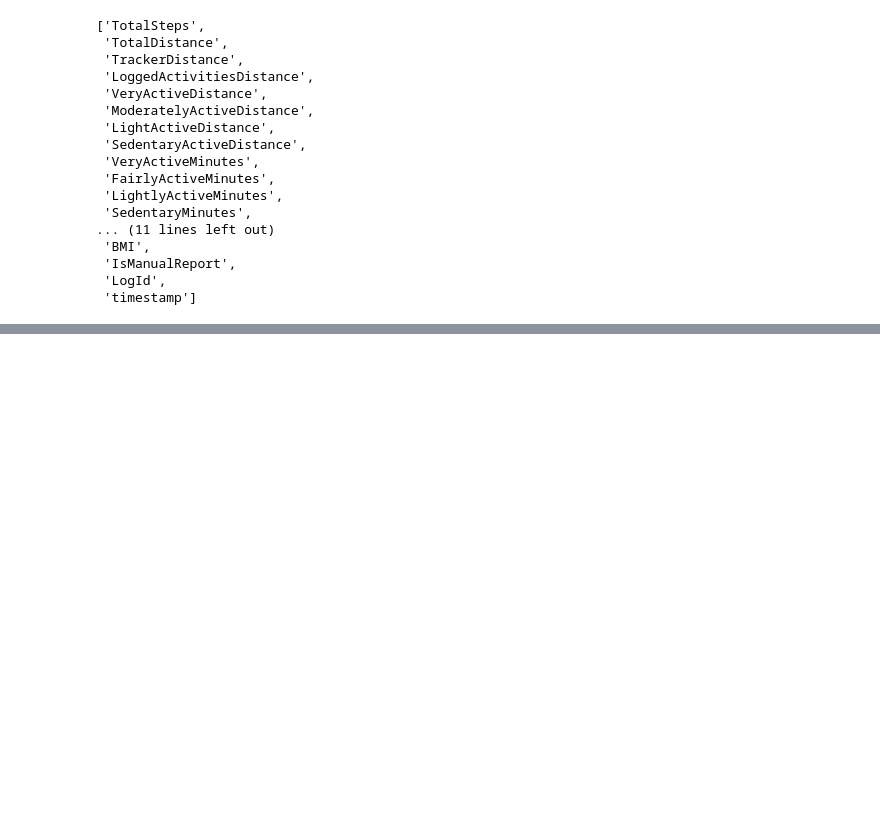
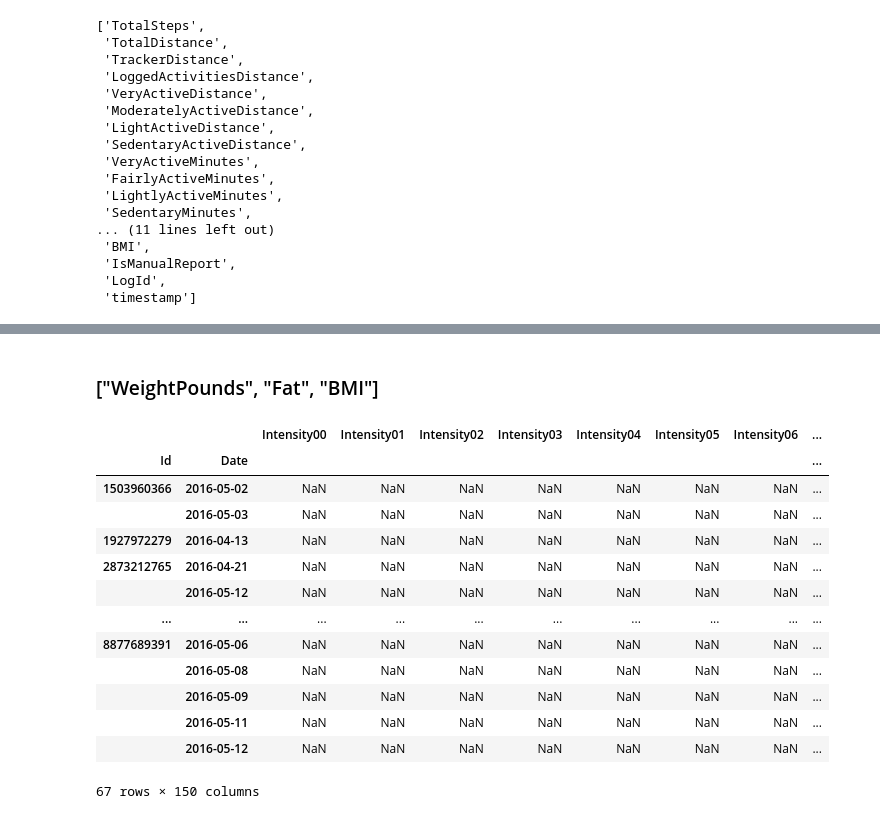
Before and after one commit to adamkhakhar/fitbit, a Jupyter notebook: EDA_and_Dataset_Creation.ipynb, the cells around one changed output, grey strips where cells are left out. Drawn from its saved outputs; the diff is of its cells as text; code cells hidden in the pictures; blank space fills up the shorter version.

```diff
--- a/EDA.ipynb
+++ b/EDA_and_Dataset_Creation.ipynb
@@ -593,0 +612,19 @@ features_df
+# %% [markdown]
+### ["WeightPounds", "Fat", "BMI"]
+# %%
+index_df.loc[index_df["WeightPounds"].notna()]
+# %% [output]
+|  |  | Intensity00 | Intensity01 | Intensity02 | Intensity03 | Intensity04 | Intensity05 | Intensity06 | ... |
+| Id | Date |  |  |  |  |  |  |  | ... |
+| 1503960366 | 2016-05-02 | NaN | NaN | NaN | NaN | NaN | NaN | NaN | ... |
+|  | 2016-05-03 | NaN | NaN | NaN | NaN | NaN | NaN | NaN | ... |
+| 1927972279 | 2016-04-13 | NaN | NaN | NaN | NaN | NaN | NaN | NaN | ... |
+| 2873212765 | 2016-04-21 | NaN | NaN | NaN | NaN | NaN | NaN | NaN | ... |
+|  | 2016-05-12 | NaN | NaN | NaN | NaN | NaN | NaN | NaN | ... |
+| ... | ... | ... | ... | ... | ... | ... | ... | ... | ... |
+| 8877689391 | 2016-05-06 | NaN | NaN | NaN | NaN | NaN | NaN | NaN | ... |
+|  | 2016-05-08 | NaN | NaN | NaN | NaN | NaN | NaN | NaN | ... |
+|  | 2016-05-09 | NaN | NaN | NaN | NaN | NaN | NaN | NaN | ... |
+|  | 2016-05-11 | NaN | NaN | NaN | NaN | NaN | NaN | NaN | ... |
+|  | 2016-05-12 | NaN | NaN | NaN | NaN | NaN | NaN | NaN | ... |
+67 rows × 150 columns
```
Also changed, not shown: parts of 21 cells of this notebook.
